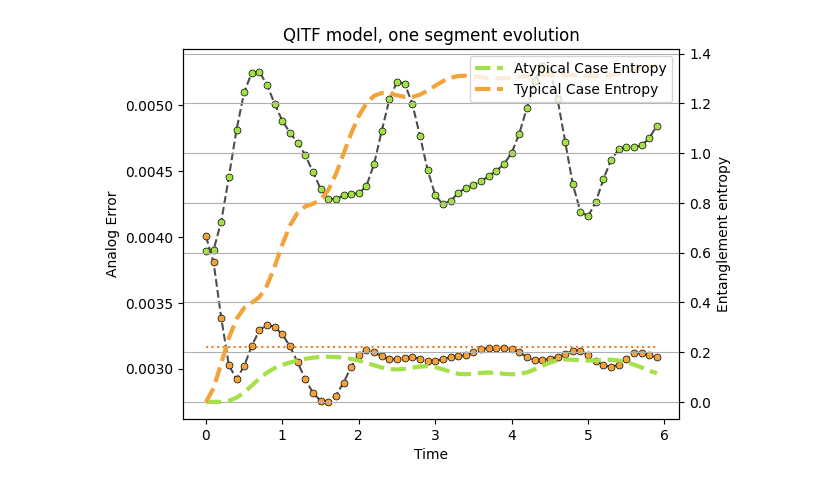
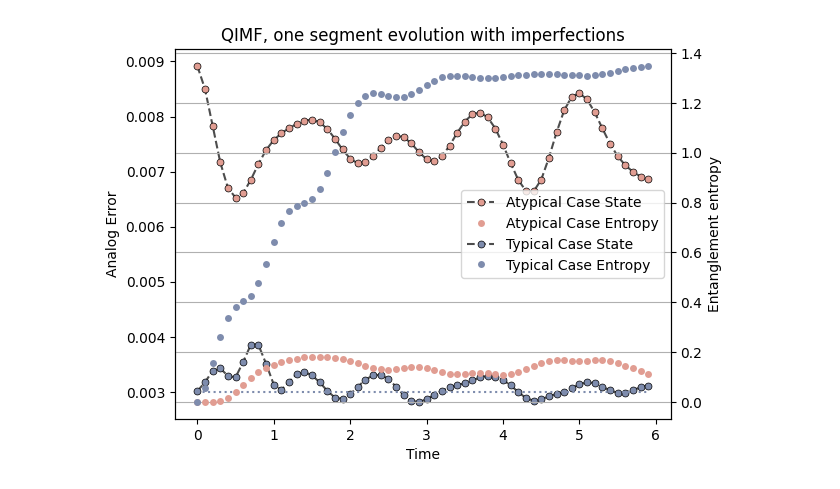
Before and after one commit to minidas/Entanglement-Induced-Resilience-of-Quantum-Dynamics, a Jupyter notebook: qitf_analog.ipynb, the cells around one changed output. Cells and saved outputs as stored; diff of their text form; code cells hidden in the pictures.

```diff
--- a/qitf_analog.ipynb
+++ b/qitf_analog.ipynb
@@ -3,12 +3,13 @@ from qitf_model import *
 import numpy as np
 
 exact_model = QITFModel(hx=0.809,J=1)
-# analog_model = analog_QITF(exact_model,0.01)
+# analog_model = analog_QITF(exact_model,delta=0)
 
 import pickle
-# with open('./Figures/analog_model.pkl', 'wb') as f:
+
+# with open('./data/analog_model[i].pkl', 'wb') as f:
 #     pickle.dump(analog_model, f)
 
-with open('./Figures/analog_model.pkl', 'rb') as f:
+with open('./data/analog_model[di].pkl', 'rb') as f:
     analog_model = pickle.load(f)
 # %%
@@ -54,39 +87,42 @@ state_distance = []
 exact_state = initial_state
 analog_state = initial_state
 for i in range(num_steps):
     analog_state = analog_model.U0 @ exact_state
     exact_state = analog_model.exact_model.U0 @ exact_state
     state_distance.append(np.linalg.norm(exact_state - analog_state))
-p11=ax1.plot(time[:-1], state_distance, color='0.3', marker='o', markersize=5, mfc='#A4E048', mec='k', linestyle='dashed', markeredgewidth=0.5,label='Atypical Case State')
+p11=ax1.plot(time[:-1], state_distance, color='0.3', marker='o', markersize=5, mfc='#E19D92', mec='k', linestyle='dashed', markeredgewidth=0.5,label='Atypical Case State')
 ax2=ax1.twinx()
 entropy_list=entropy_data(initial_state, analog_model, k=2)
-p12=ax2.plot(time[:-1], entropy_list[:-1], color='#A4E048',linestyle='dashed',label='Atypical Case Entropy',linewidth=3)
+p12=ax2.plot(time[:-1], entropy_list[:-1], label='Atypical Case Entropy',marker='o', markersize=5, mfc='#E19D92', linewidth=0,markeredgewidth=0)
 
 
 # initial_state = haar_random_state(N)  # Generate a random state
 initial_state = Statevector.from_label('0'*N).data  # Typical case state
 state_distance = []
 exact_state = initial_state
 analog_state = initial_state
 for i in range(num_steps):
     analog_state = analog_model.U0 @ exact_state
     exact_state = analog_model.exact_model.U0 @ exact_state
     state_distance.append(np.linalg.norm(exact_state - analog_state))
-p21=ax1.plot(time[:-1], state_distance, color='0.3', marker='o', markersize=5, mfc='#F3A33A', mec='k', linestyle='dashed', markeredgewidth=0.5,label='Typical Case State')
+p21=ax1.plot(time[:-1], state_distance, color='0.3', marker='o', markersize=5, mfc='#7E8CAD', mec='k', linestyle='dashed', markeredgewidth=0.5,label='Typical Case State')
 
 entropy_list=entropy_data(initial_state, analog_model, k=2)
-p22=ax2.plot(time[:-1], entropy_list[:-1], color='#F3A33A',linestyle='dashed',label='Typical Case Entropy',linewidth=3)
+p22=ax2.plot(time[:-1], entropy_list[:-1],label='Typical Case Entropy',marker='o', markersize=5, mfc='#7E8CAD', linewidth=0,markeredgewidth=0)
 
 
-ax1.plot(time[:-1], [V_fro*time_step]*num_steps, color="#F57B25", linestyle='dotted', label=r'$\delta t\lambda\|V\|_{F}$')
+ax1.plot(time[:-1], [V_fro*time_step]*num_steps, color="#7E8CAD", linestyle='dotted', label=r'$\delta t\lambda\|V\|_{F}$')
 # plt.plot(time[:-1], [V_spec*time_step]*num_steps, color='#A4E048', linestyle='dashed', label=r'$\delta t\lambda\|V\|_{\infty}$')
 ax1.set_xlabel('Time')
 ax1.set_ylabel('Analog Error')
 ax2.set_ylabel('Entanglement entropy')
-plt.title('QITF model, one segment evolution')
-plt.legend(loc=1)
+
+lns=p11+p12+p21+p22
+labs=[l.get_label() for l in lns]
+plt.title('QIMF, one segment evolution with imperfections')
+plt.legend(lns,labs,loc=0)
 plt.grid()
-plt.savefig('./Figures/one_segment.pdf', bbox_inches='tight',dpi=600)
+plt.savefig('./Figures/one_segment[i].pdf', bbox_inches='tight',dpi=600)
 plt.show()
 # %% [output]
-[figure, old version]
+[figure, new version]
```
Also changed, not shown: parts of 3 cells of this notebook, 22 other files.
